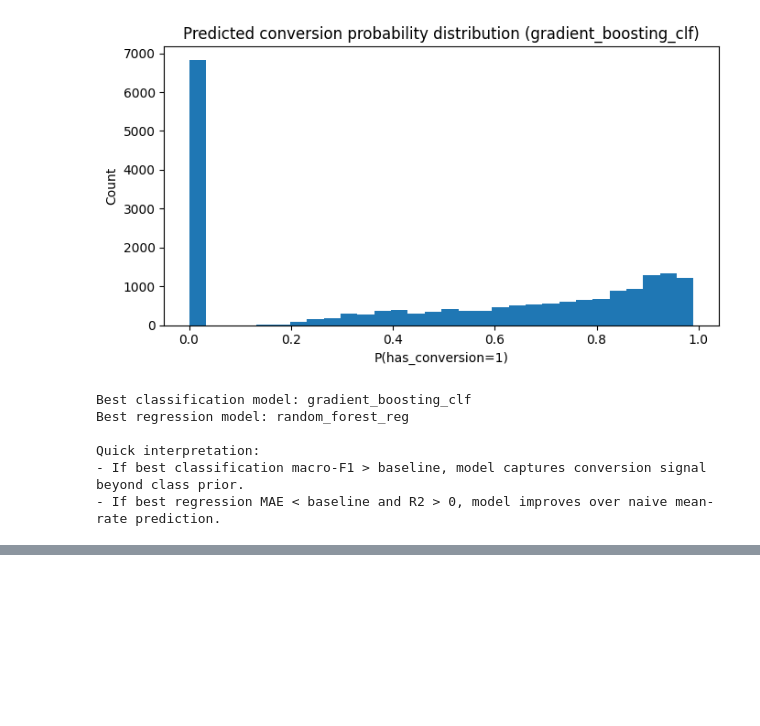
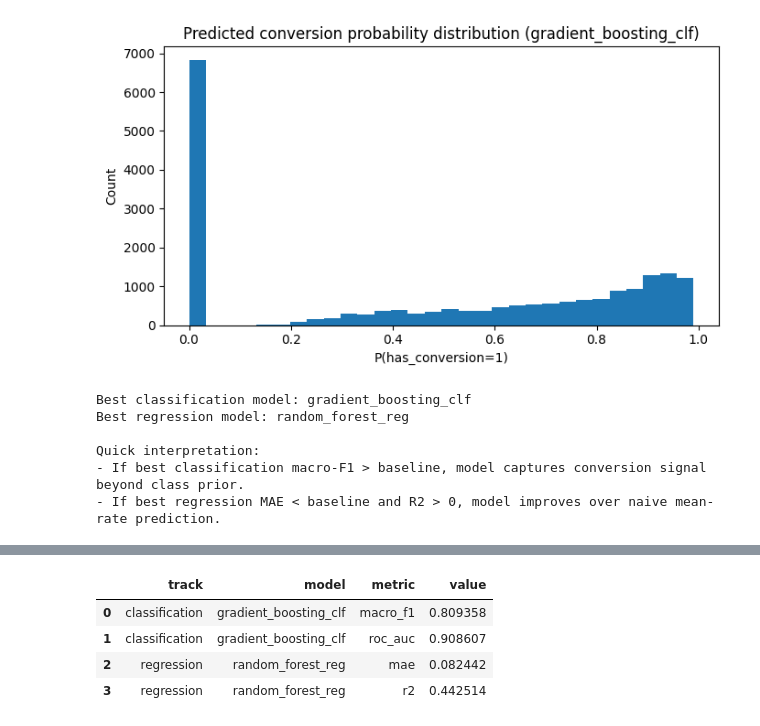
Before and after one commit to Data-Mining-IU/GitHub-Fork-to-PR-Conversion, a Jupyter notebook: src/Modeling.ipynb, the cells around one changed output, grey strips where cells are left out. Saved outputs shown, nothing was run; the diff lists cells and outputs as text; code cells hidden in the pictures; blank space fills up the shorter version.

```diff
--- a/src/Modeling.ipynb
+++ b/src/Modeling.ipynb
@@ -332,0 +428,86 @@ Quick interpretation:
+# %%
+if "season" in X.columns and set(df["season"].astype(str).unique()) >= {"winter_spring", "summer_autumn"}:
+    tr_mask = df["season"].astype(str) == "winter_spring"
+    te_mask = df["season"].astype(str) == "summer_autumn"
+
+    X_tr_t, X_te_t = X.loc[tr_mask], X.loc[te_mask]
+    y_cls_tr_t, y_cls_te_t = y_cls.loc[tr_mask], y_cls.loc[te_mask]
+    y_reg_tr_t, y_reg_te_t = y_reg.loc[tr_mask], y_reg.loc[te_mask]
+
+    stability_rows = []
+
+    # Classification stability for best model
+    if best_cls_name != "baseline_majority":
+        model_t_cls = clf_models[best_cls_name]
+        model_t_cls.fit(X_tr_t, y_cls_tr_t)
+        pred_t_cls = model_t_cls.predict(X_te_t)
+        proba_t_cls = model_t_cls.predict_proba(X_te_t)[:, 1] if hasattr(model_t_cls.named_steps["model"], "predict_proba") else np.zeros(len(pred_t_cls))
+
+        stability_rows.append(
+            {
+                "track": "classification",
+                "model": best_cls_name,
+                "metric": "macro_f1",
+                "value": f1_score(y_cls_te_t, pred_t_cls, average="macro"),
+            }
+        )
+        stability_rows.append(
+            {
+                "track": "classification",
+                "model": best_cls_name,
+                "metric": "roc_auc",
+                "value": roc_auc_score(y_cls_te_t, proba_t_cls),
+            }
+        )
+
+    # Regression stability for best model
+    best_reg_name = reg_table.iloc[0]["model"]
+    if best_reg_name != "baseline_mean":
+        model_t_reg = reg_models[best_reg_name]
+        model_t_reg.fit(X_tr_t, y_reg_tr_t)
+        pred_t_reg = model_t_reg.predict(X_te_t)
+
+        stability_rows.append(
+            {
+                "track": "regression",
+                "model": best_reg_name,
+                "metric": "mae",
+                "value": mean_absolute_error(y_reg_te_t, pred_t_reg),
+            }
+        )
+        stability_rows.append(
+            {
+                "track": "regression",
+                "model": best_reg_name,
+                "metric": "r2",
+                "value": r2_score(y_reg_te_t, pred_t_reg),
+            }
+        )
+
+    stability_table = pd.DataFrame(stability_rows)
+    display(stability_table)
+
+    # Compare random hold-out vs time-based for one key metric each
+    holdout_macro_f1 = float(cls_table.loc[cls_table["model"] == best_cls_name, "macro_f1"].iloc[0])
+    holdout_r2 = float(reg_table.loc[reg_table["model"] == best_reg_name, "r2"].iloc[0])
+
+    time_macro_f1 = float(stability_table.loc[(stability_table["track"] == "classification") & (stability_table["metric"] == "macro_f1"), "value"].iloc[0])
+    time_r2 = float(stability_table.loc[(stability_table["track"] == "regression") & (stability_table["metric"] == "r2"), "value"].iloc[0])
+
+    drift_compare = pd.DataFrame(
+        {
+            "metric": ["macro_f1", "r2"],
+            "holdout": [holdout_macro_f1, holdout_r2],
+            "time_based": [time_macro_f1, time_r2],
+        }
+    )
+    drift_compare["relative_drop_pct"] = (drift_compare["holdout"] - drift_compare["time_based"]) / drift_compare["holdout"].replace(0, np.nan) * 100
+    display(drift_compare)
+else:
+    print("Validation stability skipped: seasonal time split is unavailable in this dataset.")
+# %% [output]
+|  | track | model | metric | value |
+| 0 | classification | gradient_boosting_clf | macro_f1 | 0.809358 |
+| 1 | classification | gradient_boosting_clf | roc_auc | 0.908607 |
+| 2 | regression | random_forest_reg | mae | 0.082442 |
+| 3 | regression | random_forest_reg | r2 | 0.442514 |
```
Also changed, not shown: parts of 11 cells of this notebook, 4 other files.
